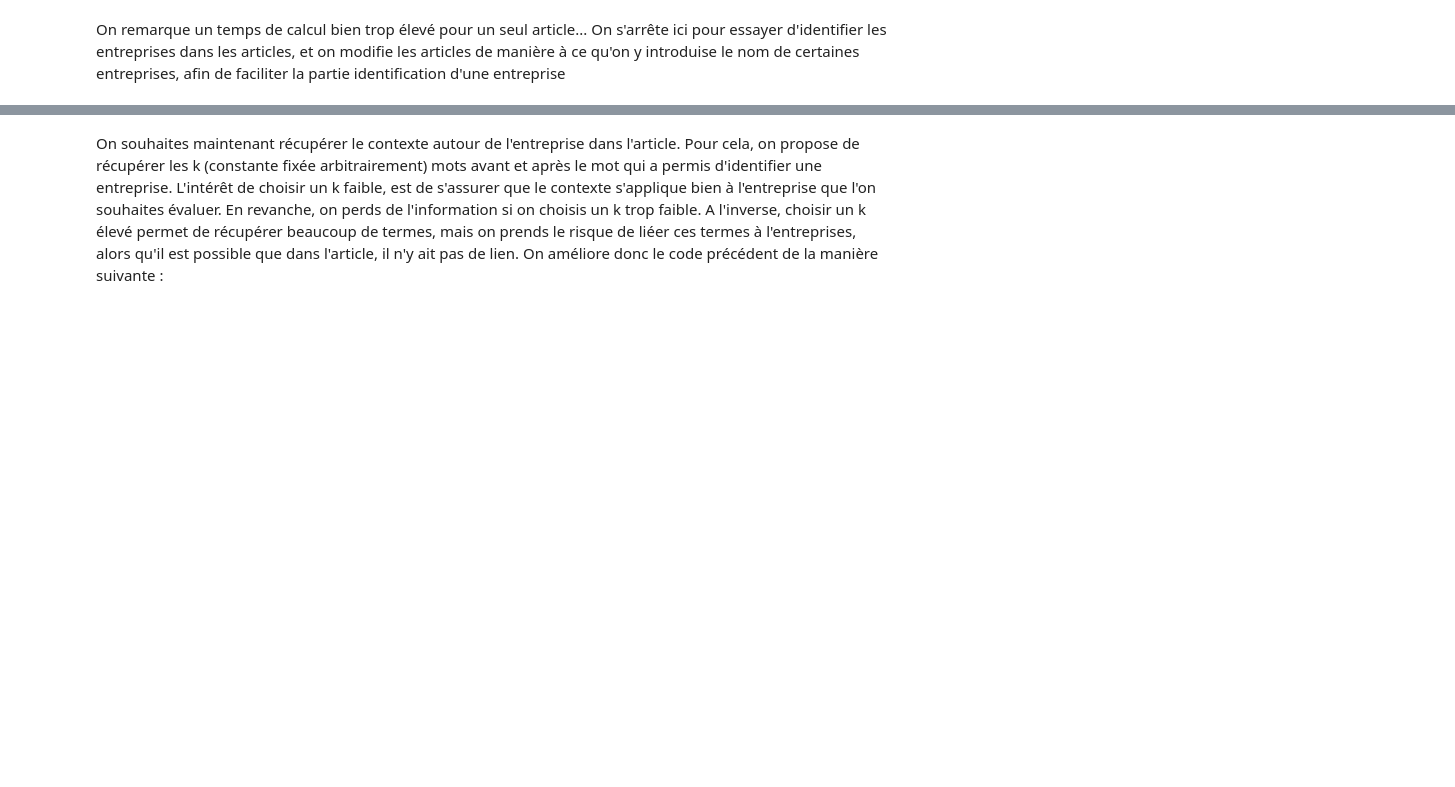
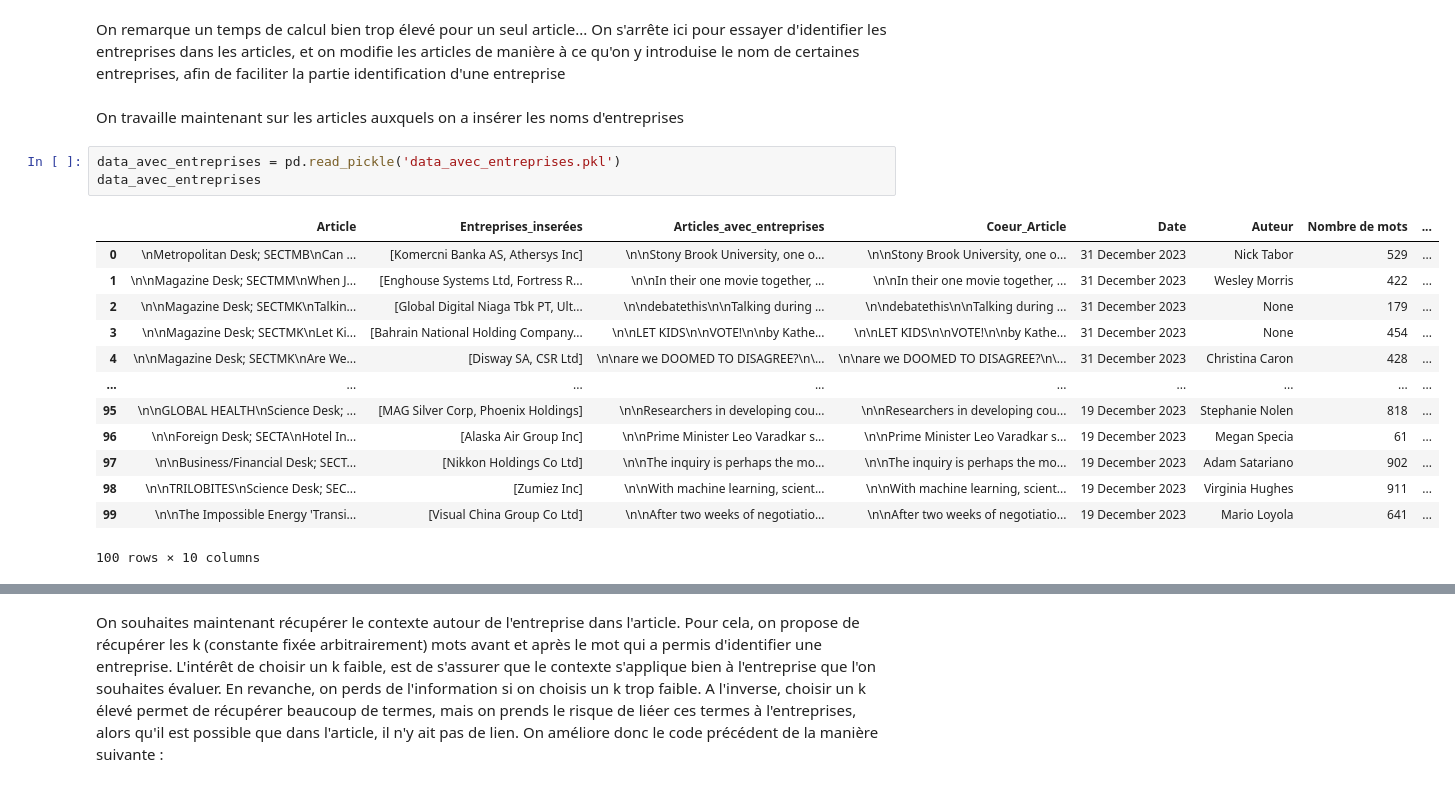
Before and after one commit to tgarnier067/Stat_app, a Jupyter notebook: Stat_App.ipynb, the cells around one changed output, grey strips where cells are left out. Cells and saved outputs as stored; diff of their text form; blank space fills up the shorter version.

Commit message:
Fin insertion entreprises dans texte + travail sur ces nouveaux articles

```diff
--- a/Stat_App.ipynb
+++ b/Stat_App.ipynb
@@ -1178,2 +1176,21 @@ TypeError: expected string or bytes-like object, got 'float'
 # %% [markdown]
 On remarque un temps de calcul bien trop élevé pour un seul article... On s'arrête ici pour essayer d'identifier les entreprises dans les articles, et on modifie les articles de manière à ce qu'on y introduise le nom de certaines entreprises, afin de faciliter la partie identification d'une entreprise
+# %% [markdown]
+On travaille maintenant sur les articles auxquels on a insérer les noms d'entreprises
+# %%
+data_avec_entreprises = pd.read_pickle('data_avec_entreprises.pkl')
+data_avec_entreprises
+# %% [output]
+|  | Article | Entreprises_inserées | Articles_avec_entreprises | Coeur_Article | Date | Auteur | Nombre de mots | ... |
+| 0 | \nMetropolitan Desk; SECTMB\nCan ... | [Komercni Banka AS, Athersys Inc] | \n\nStony Brook University, one o... | \n\nStony Brook University, one o... | 31 December 2023 | Nick Tabor | 529 | ... |
+| 1 | \n\nMagazine Desk; SECTMM\nWhen J... | [Enghouse Systems Ltd, Fortress R... | \n\nIn their one movie together, ... | \n\nIn their one movie together, ... | 31 December 2023 | Wesley Morris | 422 | ... |
+| 2 | \n\nMagazine Desk; SECTMK\nTalkin... | [Global Digital Niaga Tbk PT, Ult... | \n\ndebatethis\n\nTalking during ... | \n\ndebatethis\n\nTalking during ... | 31 December 2023 | None | 179 | ... |
+| 3 | \n\nMagazine Desk; SECTMK\nLet Ki... | [Bahrain National Holding Company... | \n\nLET KIDS\n\nVOTE!\n\nby Kathe... | \n\nLET KIDS\n\nVOTE!\n\nby Kathe... | 31 December 2023 | None | 454 | ... |
+| 4 | \n\nMagazine Desk; SECTMK\nAre We... | [Disway SA, CSR Ltd] | \n\nare we DOOMED TO DISAGREE?\n\... | \n\nare we DOOMED TO DISAGREE?\n\... | 31 December 2023 | Christina Caron | 428 | ... |
+| ... | ... | ... | ... | ... | ... | ... | ... | ... |
+| 95 | \n\nGLOBAL HEALTH\nScience Desk; ... | [MAG Silver Corp, Phoenix Holdings] | \n\nResearchers in developing cou... | \n\nResearchers in developing cou... | 19 December 2023 | Stephanie Nolen | 818 | ... |
+| 96 | \n\nForeign Desk; SECTA\nHotel In... | [Alaska Air Group Inc] | \n\nPrime Minister Leo Varadkar s... | \n\nPrime Minister Leo Varadkar s... | 19 December 2023 | Megan Specia | 61 | ... |
+| 97 | \n\nBusiness/Financial Desk; SECT... | [Nikkon Holdings Co Ltd] | \n\nThe inquiry is perhaps the mo... | \n\nThe inquiry is perhaps the mo... | 19 December 2023 | Adam Satariano | 902 | ... |
+| 98 | \n\nTRILOBITES\nScience Desk; SEC... | [Zumiez Inc] | \n\nWith machine learning, scient... | \n\nWith machine learning, scient... | 19 December 2023 | Virginia Hughes | 911 | ... |
+| 99 | \n\nThe Impossible Energy 'Transi... | [Visual China Group Co Ltd] | \n\nAfter two weeks of negotiatio... | \n\nAfter two weeks of negotiatio... | 19 December 2023 | Mario Loyola | 641 | ... |
+100 rows × 10 columns
```
Also changed, not shown: parts of 11 cells of this notebook, 2 other files.
